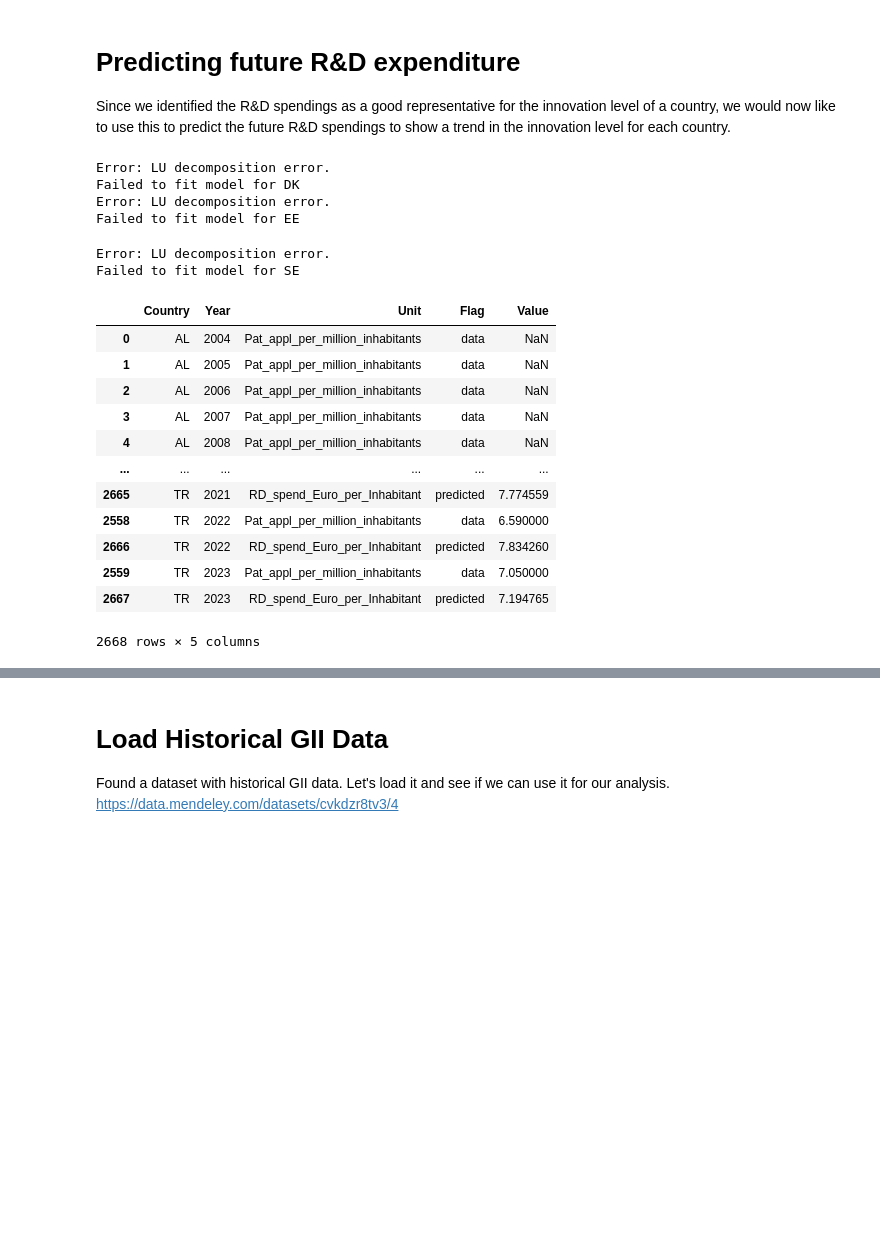
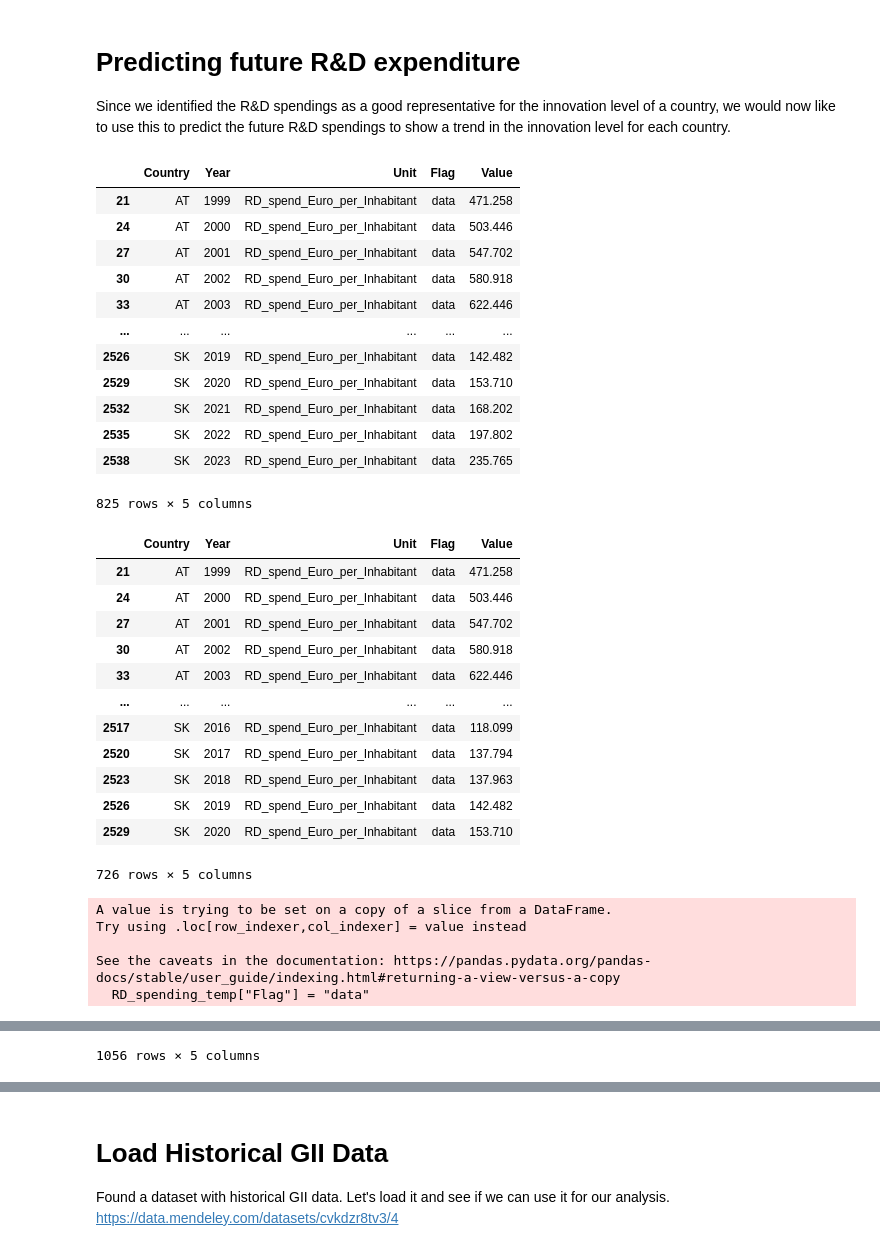
Before and after one commit to StefanHamm/DOPP_WS24, a Jupyter notebook: notebooks/Consolidated.ipynb, the cells around one changed output, grey strips where cells are left out. Drawn from its saved outputs; the diff is of its cells as text; code cells hidden in the pictures; blank space fills up the shorter version.

```diff
--- a/notebooks/Consolidated.ipynb
+++ b/notebooks/Consolidated.ipynb
@@ -1570,45 +1581,68 @@ Since we identified the R&D spendings as a good representative for the innovatio
 # %%
 from statsmodels.tsa.arima.model import ARIMA
 
+display(RD_spending)
+
+RD_spending_cutoff = RD_spending[RD_spending['Year'] <= 2020]
+display(RD_spending_cutoff)
+
 forecasts = []
 
-for country, group in RD_spending.groupby('Country'):
-    begyear = max(group['Year'])-3
-    model = ARIMA(group['Value'], order=(5,1,0))
+for country, group in RD_spending_cutoff.groupby('Country'):
+    begyear = max(group['Year'])
+    model = ARIMA(group['Value'], order=(3,1,1))
     try:
         model_fit = model.fit()
     except Exception as e:
         print(f"Error: {e}")
         print(f"Failed to fit model for {country}")
         continue
 
-    pred = model_fit.forecast(steps=3)
+    pred = model_fit.forecast(steps=7)
     forecasts.append({'Country': country, 'Year': begyear+1, 'Unit': 'RD_spend_Euro_per_Inhabitant', 'Flag': 'predicted', 'Value': pred.iloc[0]})
     forecasts.append({'Country': country, 'Year': begyear+2, 'Unit': 'RD_spend_Euro_per_Inhabitant', 'Flag': 'predicted', 'Value': pred.iloc[1]})
     forecasts.append({'Country': country, 'Year': begyear+3, 'Unit': 'RD_spend_Euro_per_Inhabitant', 'Flag': 'predicted', 'Value': pred.iloc[2]})
+    forecasts.append({'Country': country, 'Year': begyear+4, 'Unit': 'RD_spend_Euro_per_Inhabitant', 'Flag': 'predicted', 'Value': pred.iloc[3]})
+    forecasts.append({'Country': country, 'Year': begyear+5, 'Unit': 'RD_spend_Euro_per_Inhabitant', 'Flag': 'predicted', 'Value': pred.iloc[4]})
+    forecasts.append({'Country': country, 'Year': begyear+6, 'Unit': 'RD_spend_Euro_per_Inhabitant', 'Flag': 'predicted', 'Value': pred.iloc[5]})
+    forecasts.append({'Country': country, 'Year': begyear+7, 'Unit': 'RD_spend_Euro_per_Inhabitant', 'Flag': 'predicted', 'Value': pred.iloc[6]})
+
+
 
 RD_spending_temp = RD_spending
 RD_spending_temp["Flag"] = "data"
 RD_spending_forecast = pd.concat([RD_spending_temp, pd.DataFrame(forecasts)], ignore_index=True)
 RD_spending_forecast.sort_values(by= ["Country", "Year"], inplace=True)
 display(RD_spending_forecast)
 # %% [output]
+|  | Country | Year | Unit | Flag | Value |
+| 21 | AT | 1999 | RD_spend_Euro_per_Inhabitant | data | 471.258 |
+| 24 | AT | 2000 | RD_spend_Euro_per_Inhabitant | data | 503.446 |
+| 27 | AT | 2001 | RD_spend_Euro_per_Inhabitant | data | 547.702 |
+| 30 | AT | 2002 | RD_spend_Euro_per_Inhabitant | data | 580.918 |
+| 33 | AT | 2003 | RD_spend_Euro_per_Inhabitant | data | 622.446 |
+| ... | ... | ... | ... | ... | ... |
+| 2526 | SK | 2019 | RD_spend_Euro_per_Inhabitant | data | 142.482 |
+| 2529 | SK | 2020 | RD_spend_Euro_per_Inhabitant | data | 153.710 |
+| 2532 | SK | 2021 | RD_spend_Euro_per_Inhabitant | data | 168.202 |
+| 2535 | SK | 2022 | RD_spend_Euro_per_Inhabitant | data | 197.802 |
+| 2538 | SK | 2023 | RD_spend_Euro_per_Inhabitant | data | 235.765 |
-Error: LU decomposition error.
-Failed to fit model for DK
-Error: LU decomposition error.
-Failed to fit model for EE
+825 rows × 5 columns
+|  | Country | Year | Unit | Flag | Value |
+| 21 | AT | 1999 | RD_spend_Euro_per_Inhabitant | data | 471.258 |
+| 24 | AT | 2000 | RD_spend_Euro_per_Inhabitant | data | 503.446 |
+| 27 | AT | 2001 | RD_spend_Euro_per_Inhabitant | data | 547.702 |
+| 30 | AT | 2002 | RD_spend_Euro_per_Inhabitant | data | 580.918 |
+| 33 | AT | 2003 | RD_spend_Euro_per_Inhabitant | data | 622.446 |
+| ... | ... | ... | ... | ... | ... |
+| 2517 | SK | 2016 | RD_spend_Euro_per_Inhabitant | data | 118.099 |
+| 2520 | SK | 2017 | RD_spend_Euro_per_Inhabitant | data | 137.794 |
+| 2523 | SK | 2018 | RD_spend_Euro_per_Inhabitant | data | 137.963 |
+| 2526 | SK | 2019 | RD_spend_Euro_per_Inhabitant | data | 142.482 |
+| 2529 | SK | 2020 | RD_spend_Euro_per_Inhabitant | data | 153.710 |
-Error: LU decomposition error.
-Failed to fit model for SE
+726 rows × 5 columns
-|  | Country | Year | Unit | Flag | Value |
-| 0 | AL | 2004 | Pat_appl_per_million_inhabitants | data | NaN |
-| 1 | AL | 2005 | Pat_appl_per_million_inhabitants | data | NaN |
-| 2 | AL | 2006 | Pat_appl_per_million_inhabitants | data | NaN |
-| 3 | AL | 2007 | Pat_appl_per_million_inhabitants | data | NaN |
-| 4 | AL | 2008 | Pat_appl_per_million_inhabitants | data | NaN |
-| ... | ... | ... | ... | ... | ... |
-| 2665 | TR | 2021 | RD_spend_Euro_per_Inhabitant | predicted | 7.774559 |
-| 2558 | TR | 2022 | Pat_appl_per_million_inhabitants | data | 6.590000 |
-| 2666 | TR | 2022 | RD_spend_Euro_per_Inhabitant | predicted | 7.834260 |
-| 2559 | TR | 2023 | Pat_appl_per_million_inhabitants | data | 7.050000 |
-| 2667 | TR | 2023 | RD_spend_Euro_per_Inhabitant | predicted | 7.194765 |
-2668 rows × 5 columns
+A value is trying to be set on a copy of a slice from a DataFrame.
+Try using .loc[row_indexer,col_indexer] = value instead
+
+See the caveats in the documentation: https://pandas.pydata.org/pandas-docs/stable/user_guide/indexing.html#returning-a-view-versus-a-copy
+  RD_spending_temp["Flag"] = "data"
@@ -1615,3 +1661,4 @@ Failed to fit model for SE
+1056 rows × 5 columns
 # %%
 # g = sns.FacetGrid(RD_spending_forecast, col="Country", hue="Flag", col_wrap=1, height=2, xlim=(2000, 2026))
 # g.map(sns.lineplot, "Year", "Value")
```
Also changed, not shown: parts of 5 cells of this notebook.
